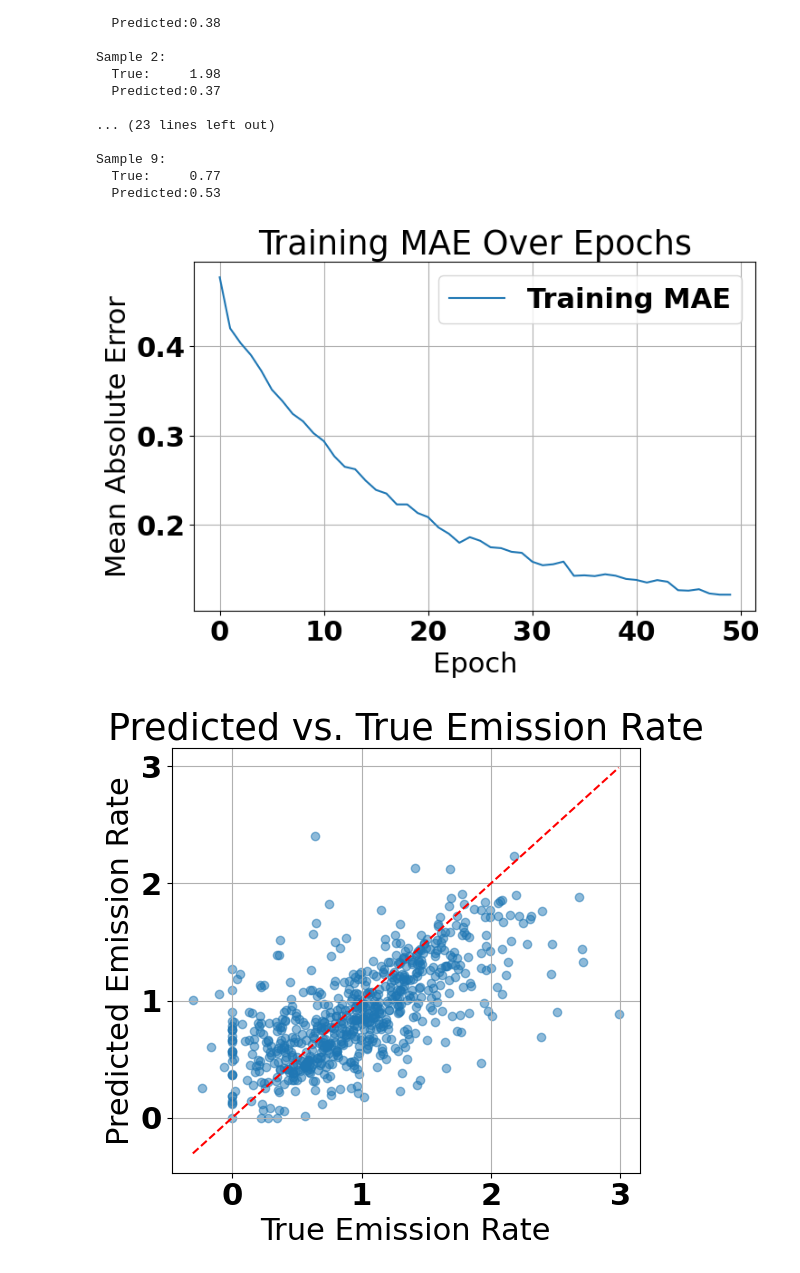
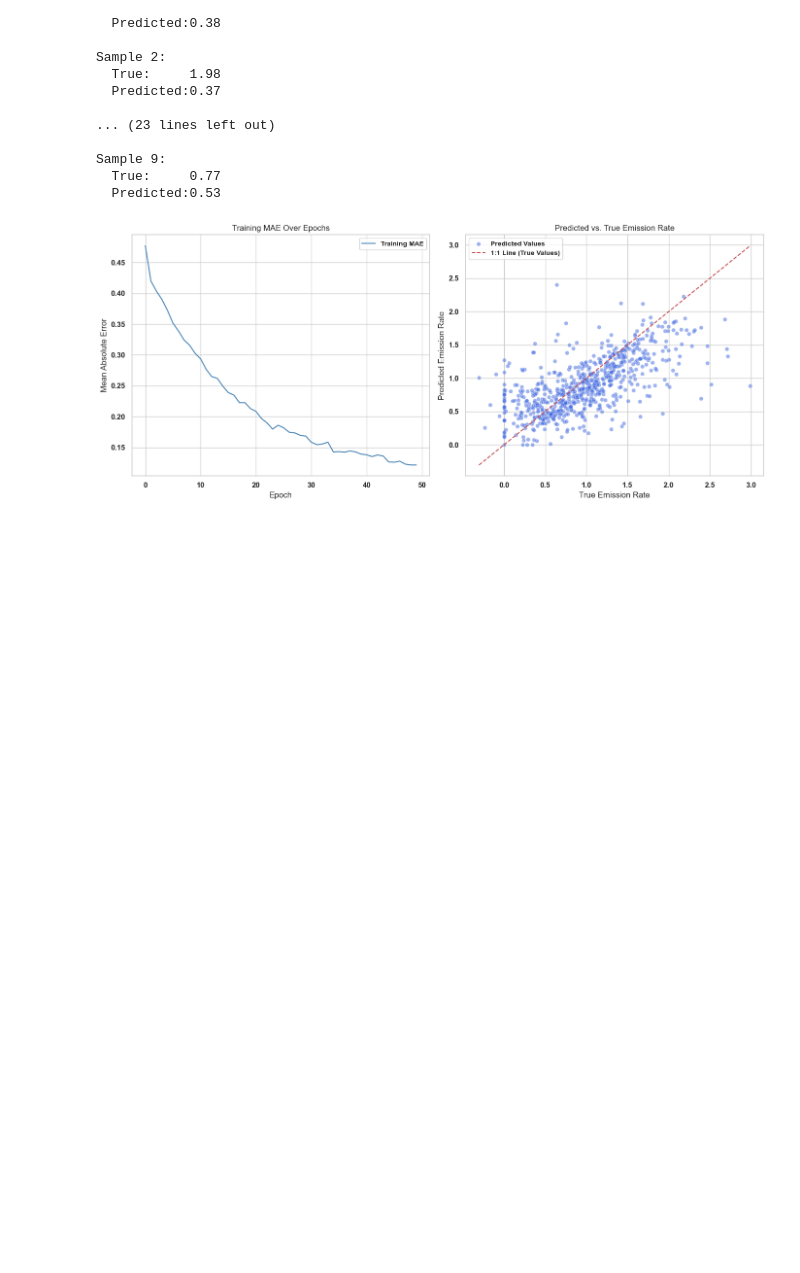
Before and after one commit to alibecerra/Methane, a Jupyter notebook: simulated-training/dataverse_files/U_Plume_Notebook.ipynb, the cells around one changed output. Cells and saved outputs as stored; diff of their text form; code cells hidden in the pictures; blank space fills up the shorter version.

```diff
--- a/simulated-training/dataverse_files/U_Plume_Notebook.ipynb
+++ b/simulated-training/dataverse_files/U_Plume_Notebook.ipynb
@@ -647,7 +647,7 @@ for i in range(10):
 x_train, x_test, masks_train, masks_test = train_test_split(
     imgs[:, :, :, :2],  # ← grab channels 0 and 1 (enhancement + wind)
     masks,
-    test_size=0.1,
+    test_size=0.2,
     random_state=1
 )
 # %%
@@ -797,26 +797,36 @@ Sample 9:
   Predicted:0.53
 # %%
 import matplotlib.pyplot as plt
+import seaborn as sns
+import numpy as np
 
-# Plot MAE over epochs
-plt.figure(figsize=(8, 5))
-plt.plot(history.history['mae'], label='Training MAE')
-plt.xlabel("Epoch")
-plt.ylabel("Mean Absolute Error")
-plt.title("Training MAE Over Epochs")
-plt.grid(True)
-plt.legend()
-plt.show()
+# Flatten inputs in case they are (N, 1) or have extra dims
+y_test_flat = np.ravel(y_test)
+y_pred_flat = np.ravel(y_pred)
 
-plt.figure(figsize=(6, 6))
-plt.scatter(y_test, y_pred, alpha=0.5)
-plt.xlabel("True Emission Rate")
-plt.ylabel("Predicted Emission Rate")
-plt.title("Predicted vs. True Emission Rate")
-plt.plot([y_test.min(), y_test.max()], [y_test.min(), y_test.max()], 'r--')  # 1:1 line
-plt.grid(True)
+# Seaborn styling
+sns.set(style="whitegrid", context="notebook")
+
+fig, axs = plt.subplots(1, 2, figsize=(14, 6))
+
+# Plot 1: MAE over epochs
+sns.lineplot(ax=axs[0], data=history.history['mae'], label='Training MAE', color='steelblue')
+axs[0].set_xlabel("Epoch")
+axs[0].set_ylabel("Mean Absolute Error")
+axs[0].set_title("Training MAE Over Epochs")
+axs[0].legend(loc='upper right', fontsize='small')
+
+# Plot 2: Predicted vs True
+sns.scatterplot(ax=axs[1], x=y_test_flat, y=y_pred_flat, alpha=0.5, label='Predicted Values', color='royalblue')
+axs[1].plot([y_test_flat.min(), y_test_flat.max()],
+            [y_test_flat.min(), y_test_flat.max()],
+            'r--', label='1:1 Line (True Values)', linewidth=1.5)
+axs[1].set_xlabel("True Emission Rate")
+axs[1].set_ylabel("Predicted Emission Rate")
+axs[1].set_title("Predicted vs. True Emission Rate")
+axs[1].legend(loc='upper left', fontsize='small')
+
 plt.tight_layout()
 plt.show()
 # %% [output]
-[figure, old version]
+[figure, new version]
-[figure, removed]
```
Also changed, not shown: 1 other file.
